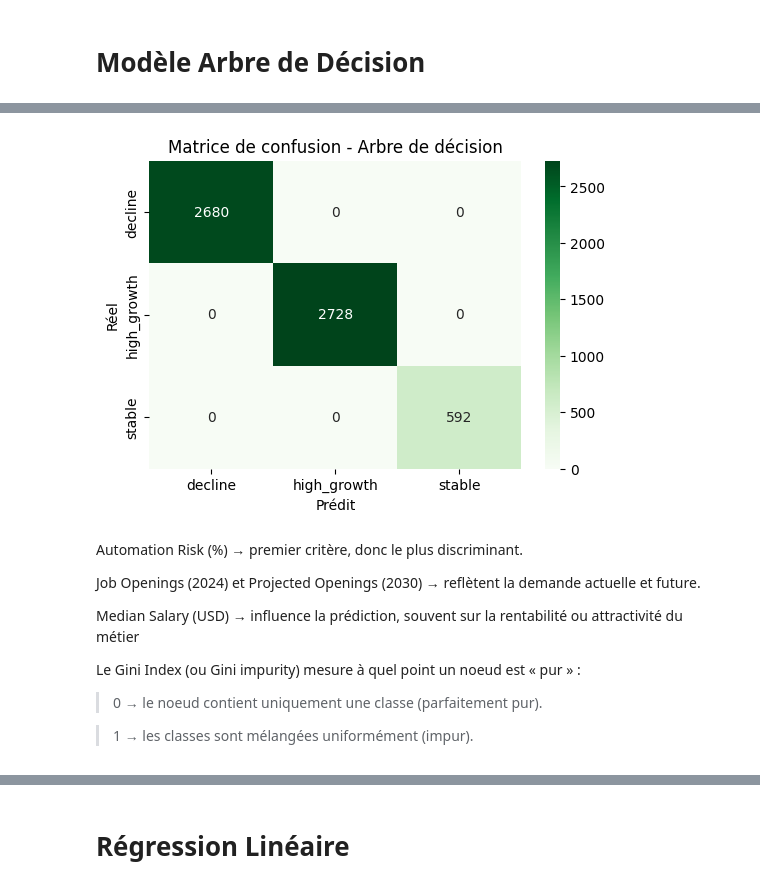
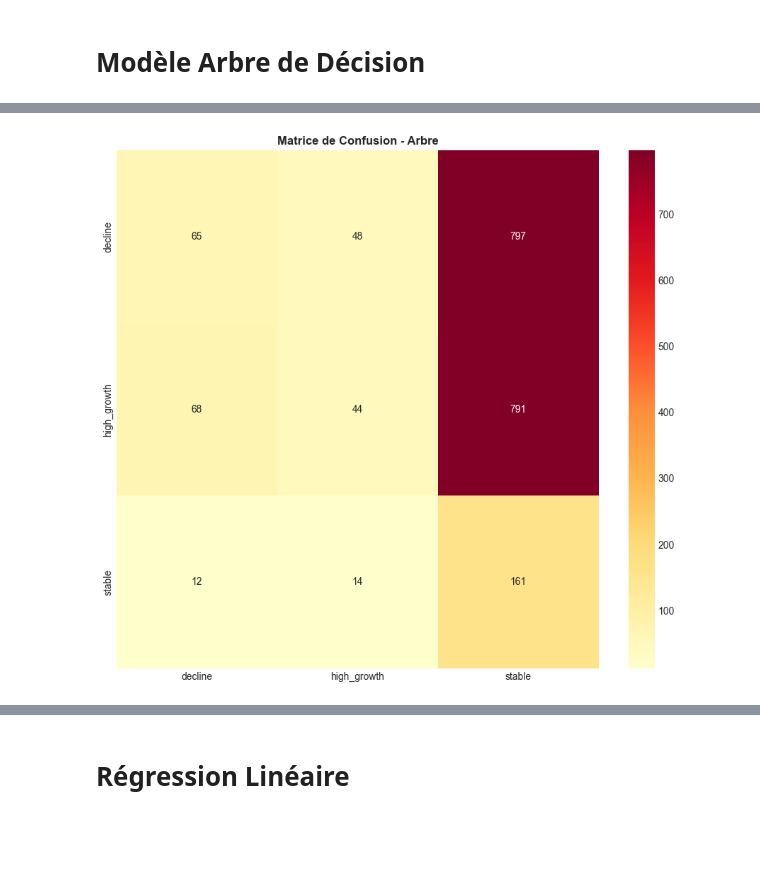
Before and after one commit to Meria-Troudi/mlProject, a Jupyter notebook: models/bo1_Models.ipynb, the cells around one changed output, grey strips where cells are left out. Drawn from its saved outputs; the diff is of its cells as text; code cells hidden in the pictures; blank space fills up the shorter version.

```diff
--- a/models/bo1_Models.ipynb
+++ b/models/bo1_Models.ipynb
@@ -63,7 +123,2 @@ X = df_numeric.drop(columns=["Growth_Category_num"])
 # %% [markdown]
 # **KNN**
-# %%
-# 3) Train-test split
-X_train, X_test, y_train, y_test = train_test_split(
-    X, y, test_size=0.2, random_state=42, stratify=y
-)
@@ -110,0 +151,20 @@ weighted avg       0.47      0.51      0.48      6000
+# %%
+param_grid_knn = {
+    'n_neighbors': [3, 5, 7, 9, 11, 15],
+    'weights': ['uniform', 'distance'],
+    'metric': ['euclidean', 'manhattan', 'minkowski']
+}
+# Utiliser balanced_accuracy comme métrique
+knn_grid = GridSearchCV(
+    KNeighborsClassifier(),
+    param_grid_knn,
+    cv=StratifiedKFold(n_splits=5, shuffle=True, random_state=42),
+    scoring='balanced_accuracy',
+    n_jobs=-1
+)
+knn_grid.fit(X_train_smote, y_train_smote)
+
+best_knn = knn_grid.best_estimator_
+y_pred_knn_opt = best_knn.predict(X_test_scaled)
+acc_knn_opt = accuracy_score(y_test, y_pred_knn_opt)
+bal_acc_knn = balanced_accuracy_score(y_test, y_pred_knn_opt)
@@ -441,27 +413,12 @@ ValueError: y contains previously unseen labels: [-1.22816078]
 # %%
-# 4) Matrice de confusion
-plt.figure(figsize=(6, 4))
-cm_tree = confusion_matrix(y_test, y_pred)
-sns.heatmap(cm_tree, annot=True, fmt="d", cmap="Greens",
-            xticklabels=target_names,
-            yticklabels=target_names)
-plt.title("Matrice de confusion - Arbre de décision")
-plt.xlabel("Prédit")
-plt.ylabel("Réel")
+plt.figure(figsize=(9, 8))
+cm_tree = confusion_matrix(y_test, y_pred_tree)
+sns.heatmap(cm_tree, annot=True, fmt='d', cmap='YlOrRd',
+            xticklabels=le.classes_, yticklabels=le.classes_)
+plt.title('Matrice de Confusion - Arbre', fontweight='bold')
+plt.grid(alpha=0.3)
+
+plt.tight_layout()
 plt.show()
 # %% [output]
-[figure, old version]
+[figure, new version]
-# %% [markdown]
-Automation Risk (%) → premier critère, donc le plus discriminant.
-
-Job Openings (2024) et Projected Openings (2030) → reflètent la demande actuelle et future.
-
-Median Salary (USD) → influence la prédiction, souvent sur la rentabilité ou attractivité du métier
-
-
-
-Le Gini Index (ou Gini impurity) mesure à quel point un noeud est « pur » :
-
-> 0 → le noeud contient uniquement une classe (parfaitement pur).
-
-> 1 → les classes sont mélangées uniformément (impur).
```
Also changed, not shown: parts of 65 cells of this notebook, 7 other files.
